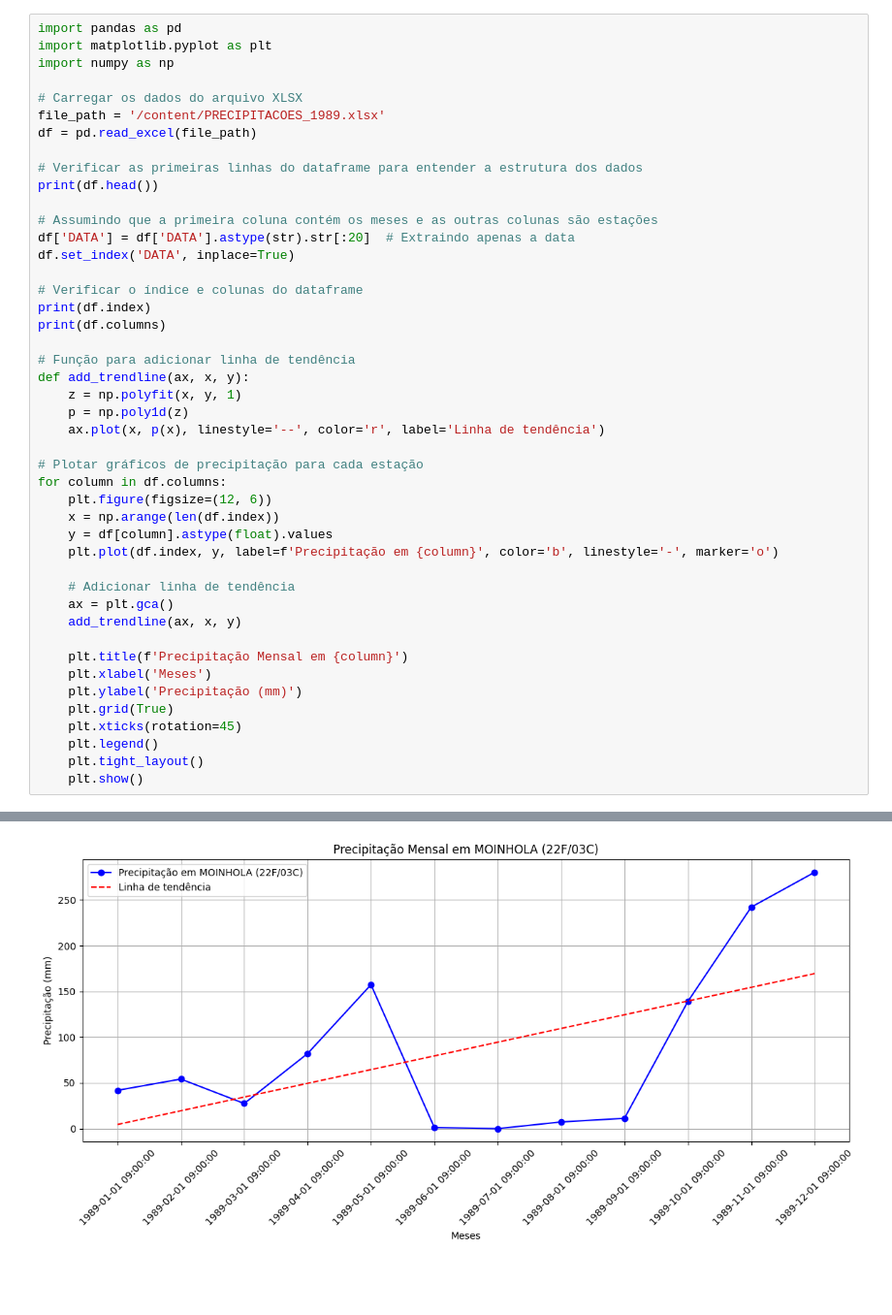
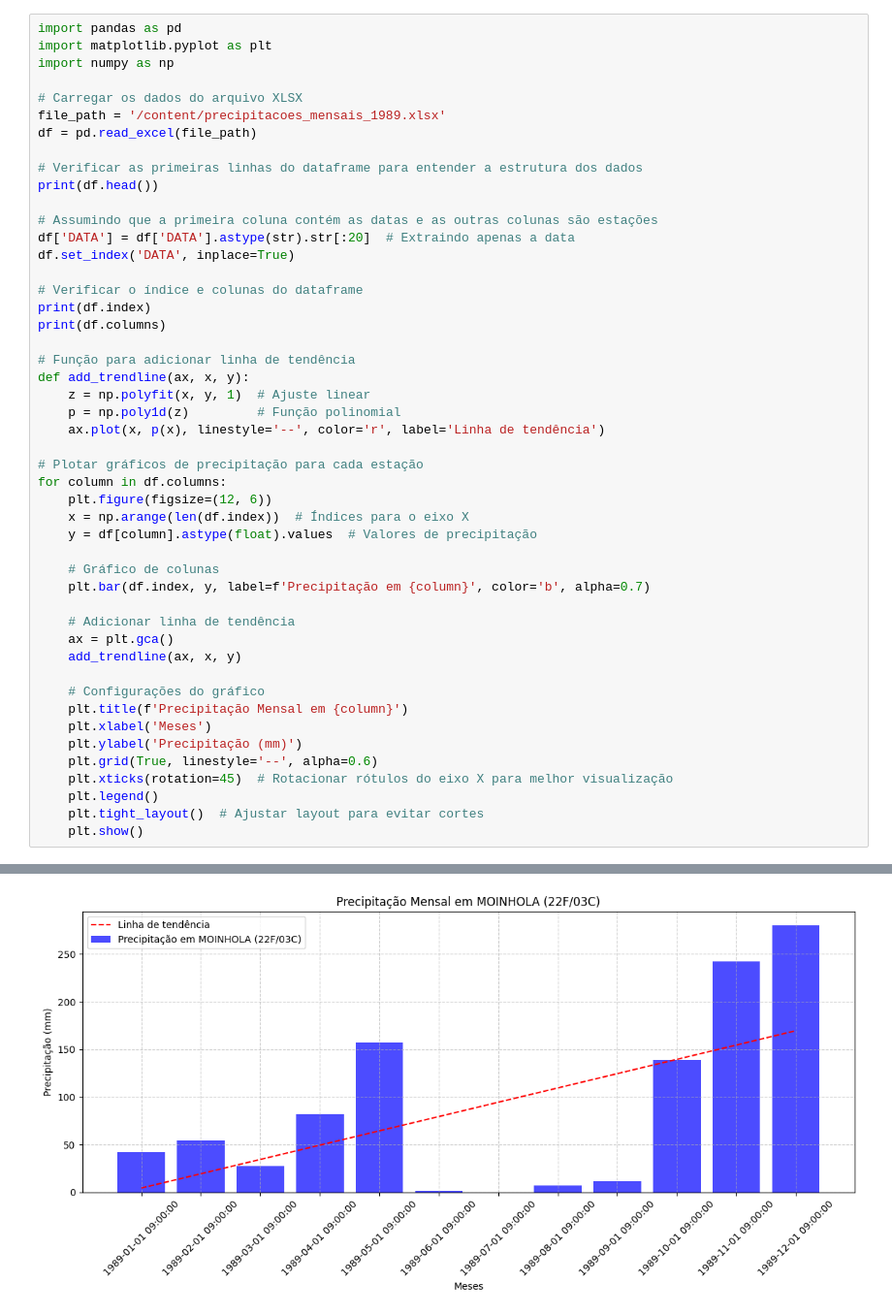
Before and after one commit to filipefelisardo/Clepsydra, a Jupyter notebook: precipitacoes_1989.ipynb, the cells around one changed output, grey strips where cells are left out. Shown at 97% size. Drawn from its saved outputs; the diff is of its cells as text; blank space fills up the shorter version.

```diff
--- a/precipitacoes_1989.ipynb
+++ b/precipitacoes_1989.ipynb
@@ -6,13 +6,13 @@ import matplotlib.pyplot as plt
 import numpy as np
 
 # Carregar os dados do arquivo XLSX
-file_path = '/content/PRECIPITACOES_1989.xlsx'
+file_path = '/content/precipitacoes_mensais_1989.xlsx'
 df = pd.read_excel(file_path)
 
 # Verificar as primeiras linhas do dataframe para entender a estrutura dos dados
 print(df.head())
 
-# Assumindo que a primeira coluna contém os meses e as outras colunas são estações
+# Assumindo que a primeira coluna contém as datas e as outras colunas são estações
 df['DATA'] = df['DATA'].astype(str).str[:20]  # Extraindo apenas a data
 df.set_index('DATA', inplace=True)
 
@@ -22,28 +22,31 @@ print(df.columns)
 
 # Função para adicionar linha de tendência
 def add_trendline(ax, x, y):
-    z = np.polyfit(x, y, 1)
-    p = np.poly1d(z)
+    z = np.polyfit(x, y, 1)  # Ajuste linear
+    p = np.poly1d(z)         # Função polinomial
     ax.plot(x, p(x), linestyle='--', color='r', label='Linha de tendência')
 
 # Plotar gráficos de precipitação para cada estação
 for column in df.columns:
     plt.figure(figsize=(12, 6))
-    x = np.arange(len(df.index))
-    y = df[column].astype(float).values
-    plt.plot(df.index, y, label=f'Precipitação em {column}', color='b', linestyle='-', marker='o')
+    x = np.arange(len(df.index))  # Índices para o eixo X
+    y = df[column].astype(float).values  # Valores de precipitação
+
+    # Gráfico de colunas
+    plt.bar(df.index, y, label=f'Precipitação em {column}', color='b', alpha=0.7)
 
     # Adicionar linha de tendência
     ax = plt.gca()
     add_trendline(ax, x, y)
 
+    # Configurações do gráfico
     plt.title(f'Precipitação Mensal em {column}')
     plt.xlabel('Meses')
     plt.ylabel('Precipitação (mm)')
-    plt.grid(True)
-    plt.xticks(rotation=45)
+    plt.grid(True, linestyle='--', alpha=0.6)
+    plt.xticks(rotation=45)  # Rotacionar rótulos do eixo X para melhor visualização
     plt.legend()
-    plt.tight_layout()
+    plt.tight_layout()  # Ajustar layout para evitar cortes
     plt.show()
 # %% [output]
                  DATA  ALCOENTRE (18D/03C)  BARRAGEM DE MONTARGIL (19H/02C)  \
@@ -70 +73 @@ for column in df.columns:
-[figure, old version]
+[figure, new version]
```
Also changed, not shown: parts of 1 cell of this notebook.
